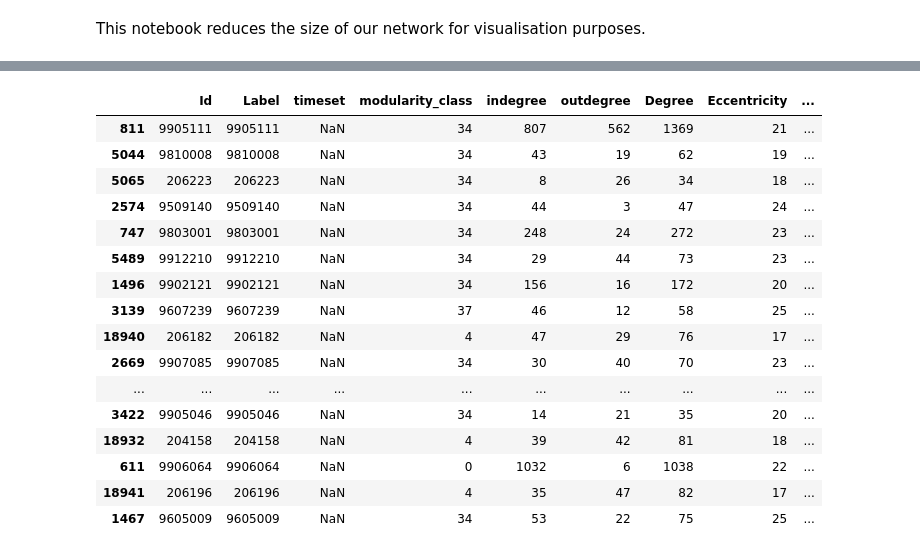
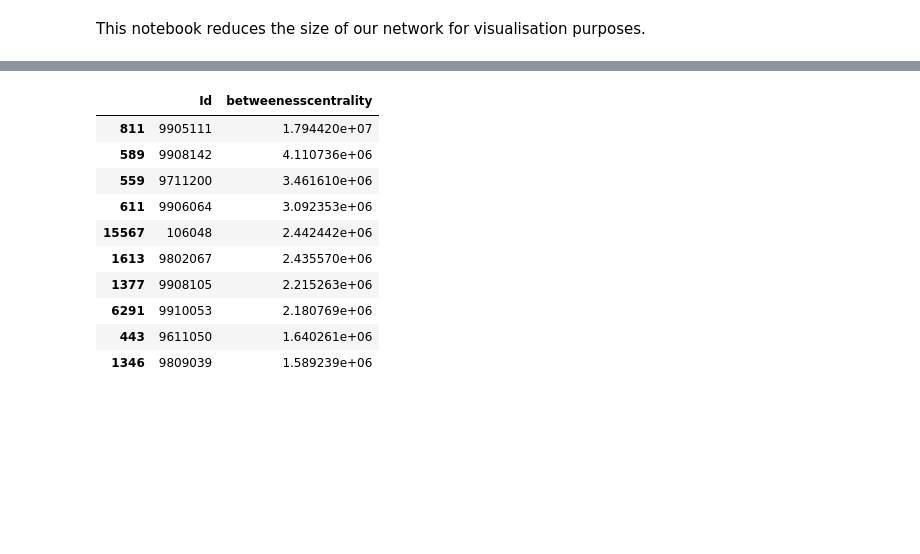
Before and after one commit to ajmaradiaga/dmsn-group15-citation-networks, a Jupyter notebook: exploring-nodes-centrality.ipynb, the cells around one changed output, grey strips where cells are left out. Cells and saved outputs as stored; diff of their text form; code cells hidden in the pictures; blank space fills up the shorter version.

```diff
--- a/exploring-nodes-centrality.ipynb
+++ b/exploring-nodes-centrality.ipynb
@@ -8,6 +8,8 @@ import numpy as np
 import pandas as pd
 
 from helper import display_df_with_bokeh
+
+pd.set_option('display.width', 1000)
 # %% [output]
 Loading BokehJS ...
 [interactive output not drawn]
@@ -15,5 +17,5 @@ Loading BokehJS ...
 DATASETS_FOLDER = "datasets"
 # %%
 # Opening original network with modularity
-with open(f"gephi/nodes_with_modularity_degree_centralities.csv", 'r') as f:
+with open(f"gephi/dynamic/nodes_with_all_network_stats_and_timestamps.csv", 'r') as f:
     gephi_df = pd.read_csv(f, header=0)
@@ -73,20 +93,14 @@ gephi_df.sort_values(['closnesscentrality'], ascending=False)[:20]
 # %%
-gephi_df.sort_values(['betweenesscentrality'], ascending=False)[:20]
+gephi_df[['Id', 'betweenesscentrality']].sort_values(['betweenesscentrality'], ascending=False)[:10]
 # %% [output]
-|  | Id | Label | timeset | modularity_class | indegree | outdegree | Degree | Eccentricity | ... |
-| 811 | 9905111 | 9905111 | NaN | 34 | 807 | 562 | 1369 | 21 | ... |
-| 5044 | 9810008 | 9810008 | NaN | 34 | 43 | 19 | 62 | 19 | ... |
-| 5065 | 206223 | 206223 | NaN | 34 | 8 | 26 | 34 | 18 | ... |
-| 2574 | 9509140 | 9509140 | NaN | 34 | 44 | 3 | 47 | 24 | ... |
-| 747 | 9803001 | 9803001 | NaN | 34 | 248 | 24 | 272 | 23 | ... |
-| 5489 | 9912210 | 9912210 | NaN | 34 | 29 | 44 | 73 | 23 | ... |
-| 1496 | 9902121 | 9902121 | NaN | 34 | 156 | 16 | 172 | 20 | ... |
-| 3139 | 9607239 | 9607239 | NaN | 37 | 46 | 12 | 58 | 25 | ... |
-| 18940 | 206182 | 206182 | NaN | 4 | 47 | 29 | 76 | 17 | ... |
-| 2669 | 9907085 | 9907085 | NaN | 34 | 30 | 40 | 70 | 23 | ... |
-| ... | ... | ... | ... | ... | ... | ... | ... | ... | ... |
-| 3422 | 9905046 | 9905046 | NaN | 34 | 14 | 21 | 35 | 20 | ... |
-| 18932 | 204158 | 204158 | NaN | 4 | 39 | 42 | 81 | 18 | ... |
-| 611 | 9906064 | 9906064 | NaN | 0 | 1032 | 6 | 1038 | 22 | ... |
-| 18941 | 206196 | 206196 | NaN | 4 | 35 | 47 | 82 | 17 | ... |
-| 1467 | 9605009 | 9605009 | NaN | 34 | 53 | 22 | 75 | 25 | ... |
+|  | Id | betweenesscentrality |
+| 811 | 9905111 | 1.794420e+07 |
+| 589 | 9908142 | 4.110736e+06 |
+| 559 | 9711200 | 3.461610e+06 |
+| 611 | 9906064 | 3.092353e+06 |
+| 15567 | 106048 | 2.442442e+06 |
+| 1613 | 9802067 | 2.435570e+06 |
+| 1377 | 9908105 | 2.215263e+06 |
+| 6291 | 9910053 | 2.180769e+06 |
+| 443 | 9611050 | 1.640261e+06 |
+| 1346 | 9809039 | 1.589239e+06 |
```
Also changed, not shown: parts of 6 cells of this notebook, 2 other files.
